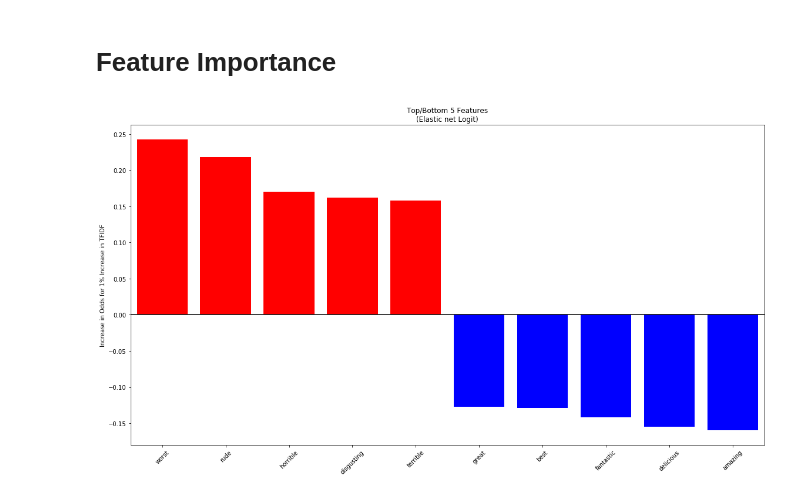
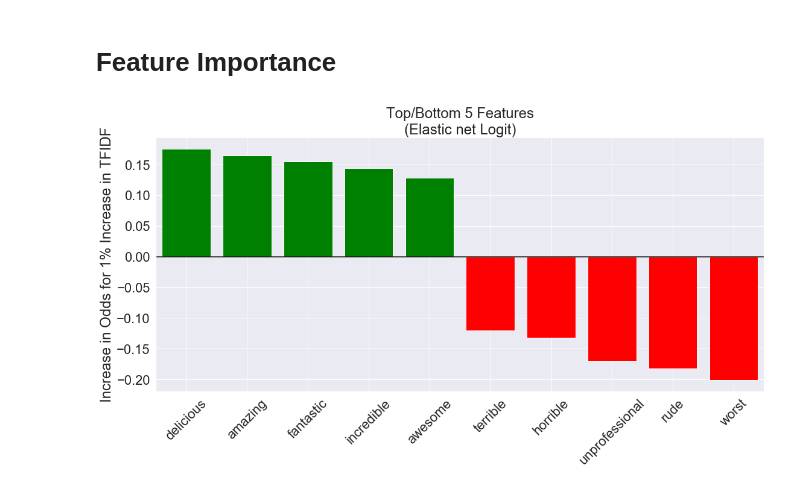
Before and after one commit to kchien3/yelp-reviews-project, a Jupyter notebook: notebooks/yelp_reviews_project_part_0_sentiment_analysis.ipynb, the cells around one changed output. Cells and saved outputs as stored; diff of their text form; code cells hidden in the pictures.

```diff
--- a/notebooks/yelp_reviews_project_part_0_sentiment_analysis.ipynb
+++ b/notebooks/yelp_reviews_project_part_0_sentiment_analysis.ipynb
@@ -114,7 +113,7 @@ df = df[df.text.notnull()]
 # %%
 %%time
 #Logistic Ridge Regression #needs tuning. #worse performance when data is standardized
-lr = make_pipeline(TfidfVectorizer(stop_words='english', max_features=5000, ngram_range=(1)), SGDClassifier(loss='log',
+lr = make_pipeline(TfidfVectorizer(stop_words='english', max_features=1000, ngram_range=(1,2)), SGDClassifier(loss='log',
                                                     penalty='elasticnet',
                                                     alpha=0.00001,
                                                     l1_ratio=0.95,
@@ -147,23 +164,25 @@ import matplotlib.pyplot as plt
 # %%
-vectorizer = TfidfVectorizer(stop_words = 'english', max_features=5000)
+vectorizer = TfidfVectorizer(stop_words='english', max_features=1000, ngram_range=(1,2))
 vectorizer.fit_transform(X_train)
 features = vectorizer.get_feature_names()
 # %%
+sns.set(font_scale=2)
+
 n = 5
 xs = np.arange(1, 2*n+1)
 top_n_coef = np.exp(np.sort(lr['sgdclassifier'].coef_[0])[::-1][:n]/100) - 1
 bot_n_coef = np.exp(np.sort(lr['sgdclassifier'].coef_[0])[:n][::-1]/100) - 1
-bar_colors = np.concatenate((np.array(['red']*n), np.array(['blue']*n)))
+bar_colors = np.concatenate((np.array(['green']*n), np.array(['red']*n)))
 bar_labels = np.concatenate((np.array(features)[lr['sgdclassifier'].coef_[0].argsort()[:n]],np.array(features)[lr['sgdclassifier'].coef_[0].argsort()[-n:]]))[::-1]
 
 fig, ax = plt.subplots(figsize=(16, 9), tight_layout=True)
 ax.bar(xs, np.concatenate((top_n_coef, bot_n_coef)), color=bar_colors)
 offset = 0.5
 ax.hlines(0, 1-offset, 10+offset)
 ax.set(xlim=(1-offset, 10+offset), title=f'Top/Bottom {n} Features\n(Elastic net Logit)',
        ylabel='Increase in Odds for 1% Increase in TFIDF')
 plt.xticks(xs, bar_labels, rotation=45)
 plt.savefig('../img/elasticnetlr_features.png')
 plt.show()
 # %% [output]
-[figure, old version]
+[figure, new version]
```
Also changed, not shown: parts of 9 cells of this notebook, 8 other files.
